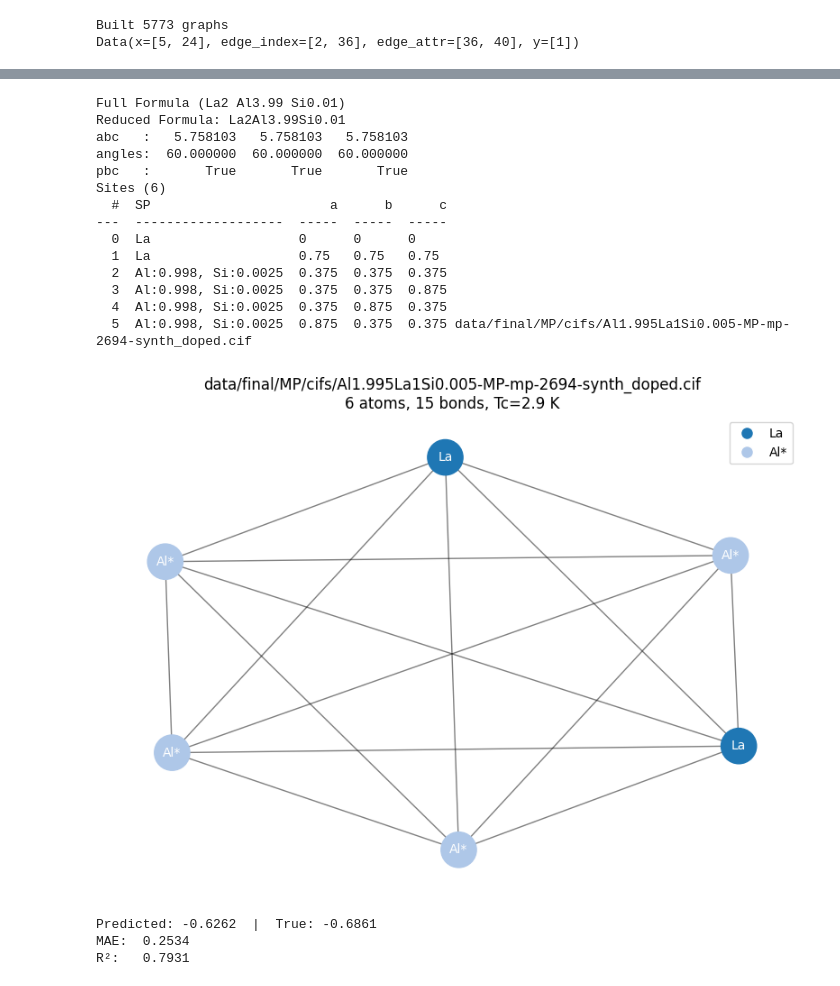
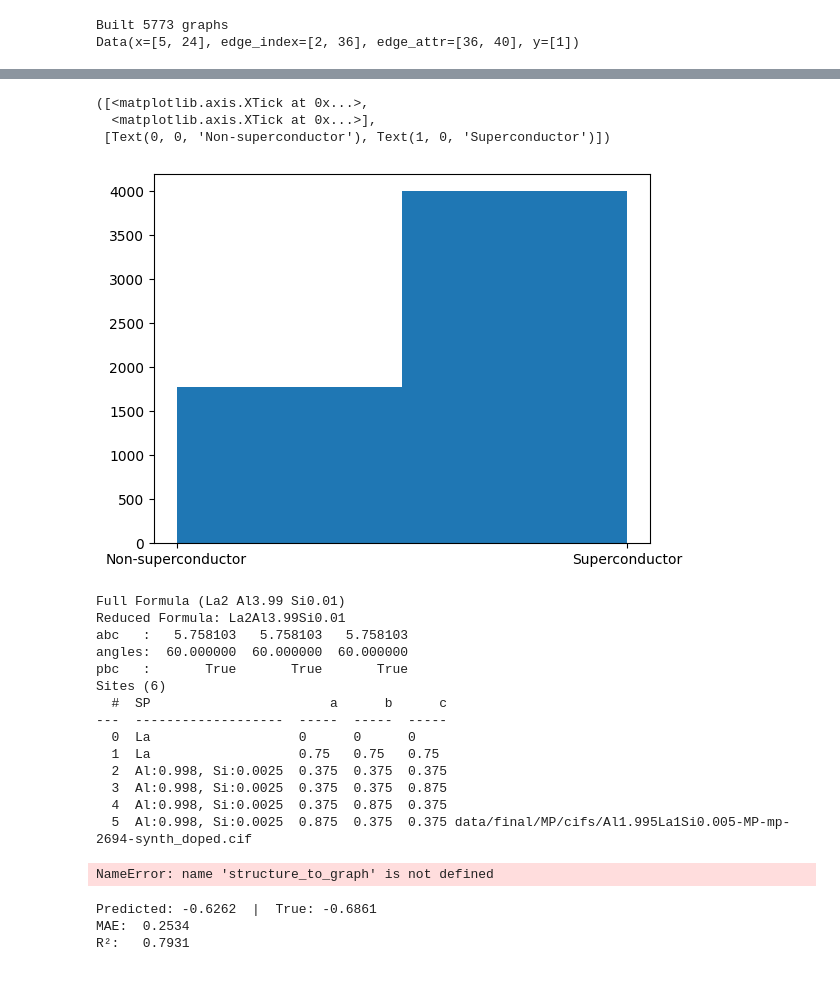
Before and after one commit to SSBNS/ML_Personal_git, a Jupyter notebook: 3DSC_looker_colab.ipynb, the cells around one changed output, grey strips where cells are left out. Cells and saved outputs as stored; diff of their text form; code cells hidden in the pictures.

```diff
--- a/3DSC_looker_colab.ipynb
+++ b/3DSC_looker_colab.ipynb
@@ -426,7 +432,13 @@ torch.save(graphs, path+'/classifier_crystal_graphs.pt')
 # %%
-graphs = torch.load("classifier_crystal_graphs.pt",weights_only=False)
+graphs = torch.load("/content/ML_Personal_git/classifier_crystal_graphs.pt",weights_only=False)
 # %%
 labels = [g.y.item() for g in graphs]
 
-plt.hist(labels)
+plt.hist(labels,bins=2)
+plt.xticks([0, 1], ['Non-superconductor', 'Superconductor'])
+# %% [output]
+([<matplotlib.axis.XTick at 0x...>,
+  <matplotlib.axis.XTick at 0x...>],
+ [Text(0, 0, 'Non-superconductor'), Text(1, 0, 'Superconductor')])
+[figure, added]
 # %%
@@ -513,7 +521,7 @@ Sites (6)
   3  Al:0.998, Si:0.0025  0.375  0.375  0.875
   4  Al:0.998, Si:0.0025  0.375  0.875  0.375
   5  Al:0.998, Si:0.0025  0.875  0.375  0.375 data/final/MP/cifs/Al1.995La1Si0.005-MP-mp-2694-synth_doped.cif
-[figure, removed]
+NameError: name 'structure_to_graph' is not defined
 # %%
 import torch
 import torch.nn as nn
```
Also changed, not shown: parts of 7 cells of this notebook.
